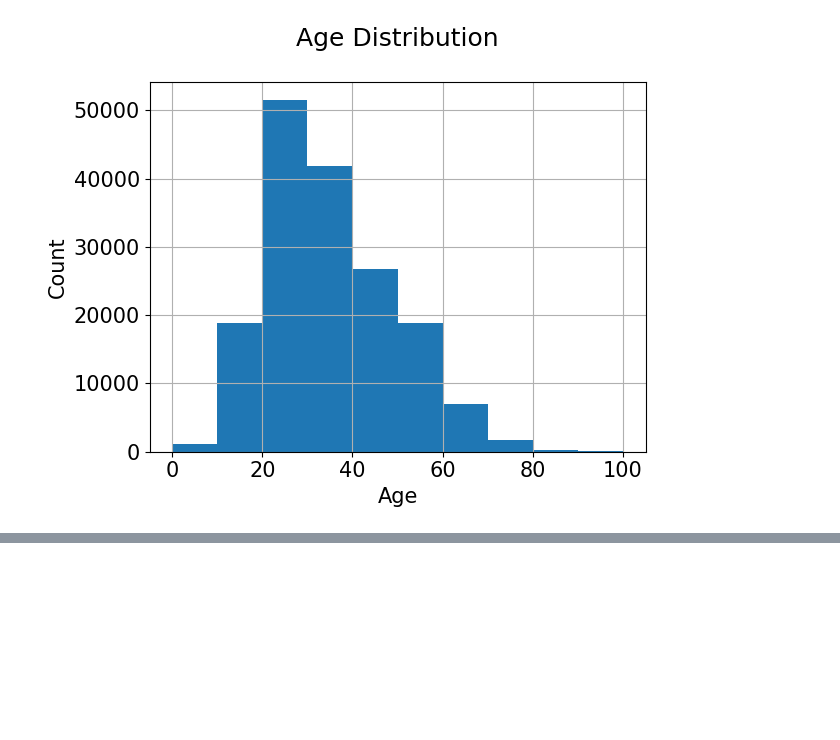
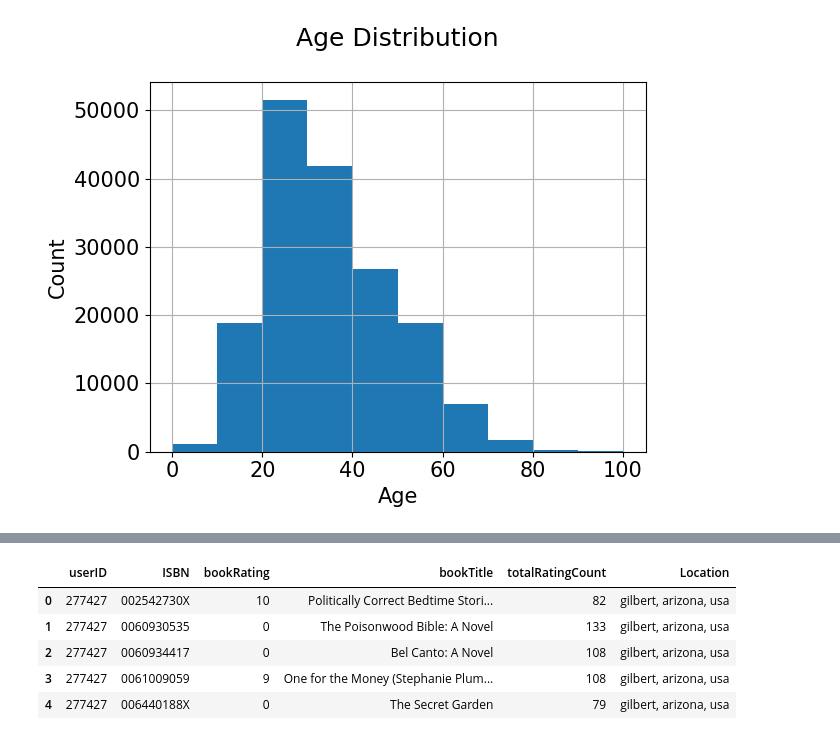
Before and after one commit to rushali-19/Book-recommendation-system, a Jupyter notebook: Recommender_System.ipynb, the cells around one changed output, grey strips where cells are left out. Cells and saved outputs as stored; diff of their text form; code cells hidden in the pictures; blank space fills up the shorter version.

Commit message:
Feat: implement user-rating filters and region-specific scaling

```diff
--- a/Recommender_System.ipynb
+++ b/Recommender_System.ipynb
@@ -49,0 +67,7 @@ plt.show()
+# %%
+combine_book_rating = combine_book_rating.dropna(axis = 0, subset = ['bookTitle'])
+
+book_ratingCount = (combine_book_rating.groupby(by = ['bookTitle'])['bookRating'].count().reset_index().rename(columns = {'bookRating': 'totalRatingCount'})
+     [['bookTitle', 'totalRatingCount']]
+    )
+book_ratingCount.head()
@@ -49,0 +81,3 @@ plt.show()
+# %%
+rating_with_totalRatingCount = pd.merge(combine_book_rating, book_ratingCount, left_on = 'bookTitle', right_on = 'bookTitle', how = 'left')
+rating_with_totalRatingCount.head()
@@ -49,0 +91,3 @@ plt.show()
+# %%
+pd.set_option('display.float_format', lambda x: '%.3f' % x)
+print(book_ratingCount['totalRatingCount'].describe())
@@ -49,0 +118,4 @@ plt.show()
+# %%
+popularity_threshold = 50
+rating_popular_book = rating_with_totalRatingCount.query('totalRatingCount >= @popularity_threshold')
+rating_popular_book.head()
@@ -49,0 +129,13 @@ plt.show()
+# %%
+combined = pd.merge(rating_popular_book, users, left_on = 'userID', right_on = 'userID', how = 'left')
+
+us_canada_user_rating = combined[combined['Location'].str.contains("usa|canada")]
+us_canada_user_rating=us_canada_user_rating.drop('Age', axis=1)
+us_canada_user_rating.head()
+# %% [output]
+|  | userID | ISBN | bookRating | bookTitle | totalRatingCount | Location |
+| 0 | 277427 | 002542730X | 10 | Politically Correct Bedtime Stori... | 82 | gilbert, arizona, usa |
+| 1 | 277427 | 0060930535 | 0 | The Poisonwood Bible: A Novel | 133 | gilbert, arizona, usa |
+| 2 | 277427 | 0060934417 | 0 | Bel Canto: A Novel | 108 | gilbert, arizona, usa |
+| 3 | 277427 | 0061009059 | 9 | One for the Money (Stephanie Plum... | 108 | gilbert, arizona, usa |
+| 4 | 277427 | 006440188X | 0 | The Secret Garden | 79 | gilbert, arizona, usa |
```
Also changed, not shown: parts of 7 cells of this notebook.
